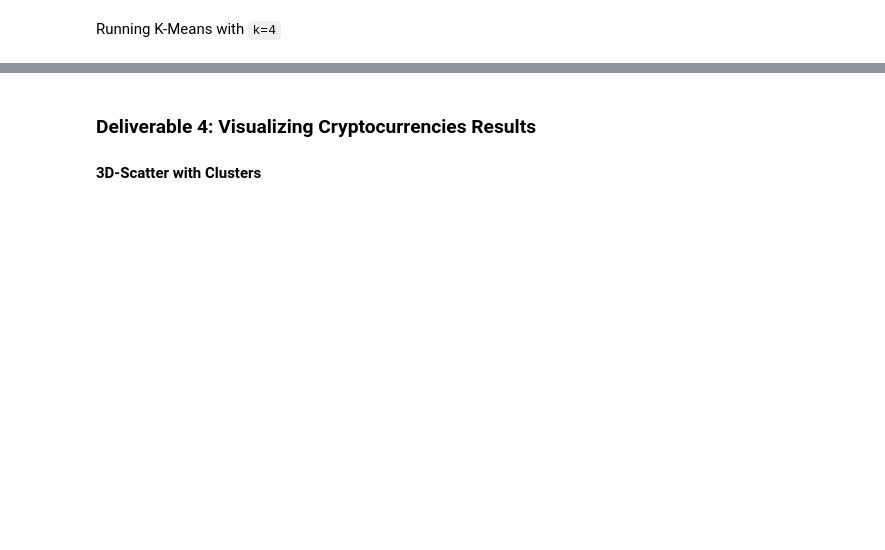
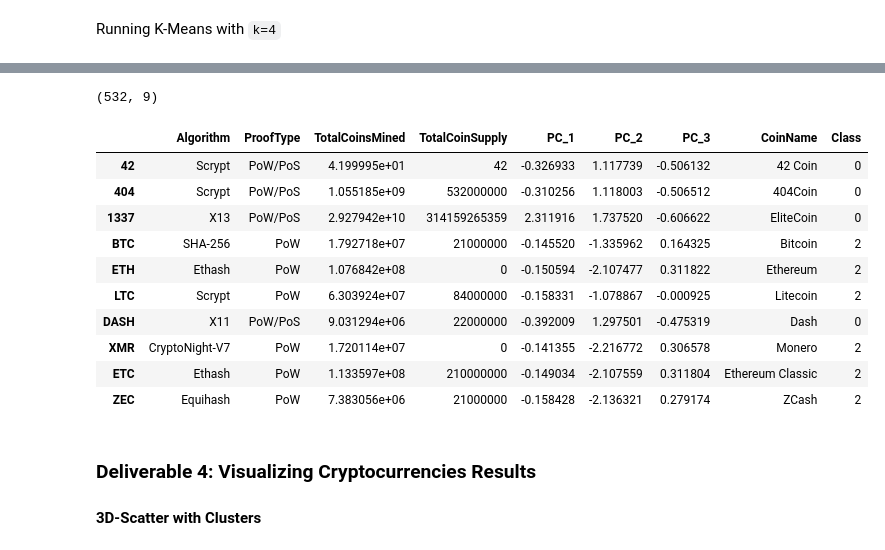
Before and after one commit to rgoldsberry/cryptocurrencies, a Jupyter notebook: crypto_clustering.ipynb, the cells around one changed output, grey strips where cells are left out. Cells and saved outputs as stored; diff of their text form; code cells hidden in the pictures; blank space fills up the shorter version.

```diff
--- a/crypto_clustering.ipynb
+++ b/crypto_clustering.ipynb
@@ -217,10 +217,10 @@ df_elbow.hvplot.line(x="k", y="inertia", title="Elbow Curve", xticks=k)
 Running K-Means with `k=4`
 # %%
 # Initialize the K-Means model.
-# YOUR CODE HERE
+model = KMeans(n_clusters=4, random_state=0)
 
 # Fit the model
-# YOUR CODE HERE
+model.fit(pcs_df)
 
 # Predict clusters
-# YOUR CODE HERE
+model.predict(pcs_df)
@@ -227,17 +245,30 @@ Running K-Means with `k=4`
 # %%
 # Create a new DataFrame including predicted clusters and cryptocurrencies features.
 # Concatentate the crypto_df and pcs_df DataFrames on the same columns.
-# YOUR CODE HERE
+clustered_df = pd.concat([crypto_df, pcs_df], axis=1)
 
 #  Add a new column, "CoinName" to the clustered_df DataFrame that holds the names of the cryptocurrencies.
-# YOUR CODE HERE
+clustered_df["CoinName"] = crypto_names["CoinName"]
 
 #  Add a new column, "Class" to the clustered_df DataFrame that holds the predictions.
-# YOUR CODE HERE
+clustered_df["Class"] = model.labels_
 
 # Print the shape of the clustered_df
 print(clustered_df.shape)
 clustered_df.head(10)
+# %% [output]
+(532, 9)
+|  | Algorithm | ProofType | TotalCoinsMined | TotalCoinSupply | PC_1 | PC_2 | PC_3 | CoinName | Class |
+| 42 | Scrypt | PoW/PoS | 4.199995e+01 | 42 | -0.326933 | 1.117739 | -0.506132 | 42 Coin | 0 |
+| 404 | Scrypt | PoW/PoS | 1.055185e+09 | 532000000 | -0.310256 | 1.118003 | -0.506512 | 404Coin | 0 |
+| 1337 | X13 | PoW/PoS | 2.927942e+10 | 314159265359 | 2.311916 | 1.737520 | -0.606622 | EliteCoin | 0 |
+| BTC | SHA-256 | PoW | 1.792718e+07 | 21000000 | -0.145520 | -1.335962 | 0.164325 | Bitcoin | 2 |
+| ETH | Ethash | PoW | 1.076842e+08 | 0 | -0.150594 | -2.107477 | 0.311822 | Ethereum | 2 |
+| LTC | Scrypt | PoW | 6.303924e+07 | 84000000 | -0.158331 | -1.078867 | -0.000925 | Litecoin | 2 |
+| DASH | X11 | PoW/PoS | 9.031294e+06 | 22000000 | -0.392009 | 1.297501 | -0.475319 | Dash | 0 |
+| XMR | CryptoNight-V7 | PoW | 1.720114e+07 | 0 | -0.141355 | -2.216772 | 0.306578 | Monero | 2 |
+| ETC | Ethash | PoW | 1.133597e+08 | 210000000 | -0.149034 | -2.107559 | 0.311804 | Ethereum Classic | 2 |
+| ZEC | Equihash | PoW | 7.383056e+06 | 21000000 | -0.158428 | -2.136321 | 0.279174 | ZCash | 2 |
 # %% [markdown]
 ### Deliverable 4: Visualizing Cryptocurrencies Results
 
```
Also changed, not shown: parts of 7 cells of this notebook, 1 other file.
